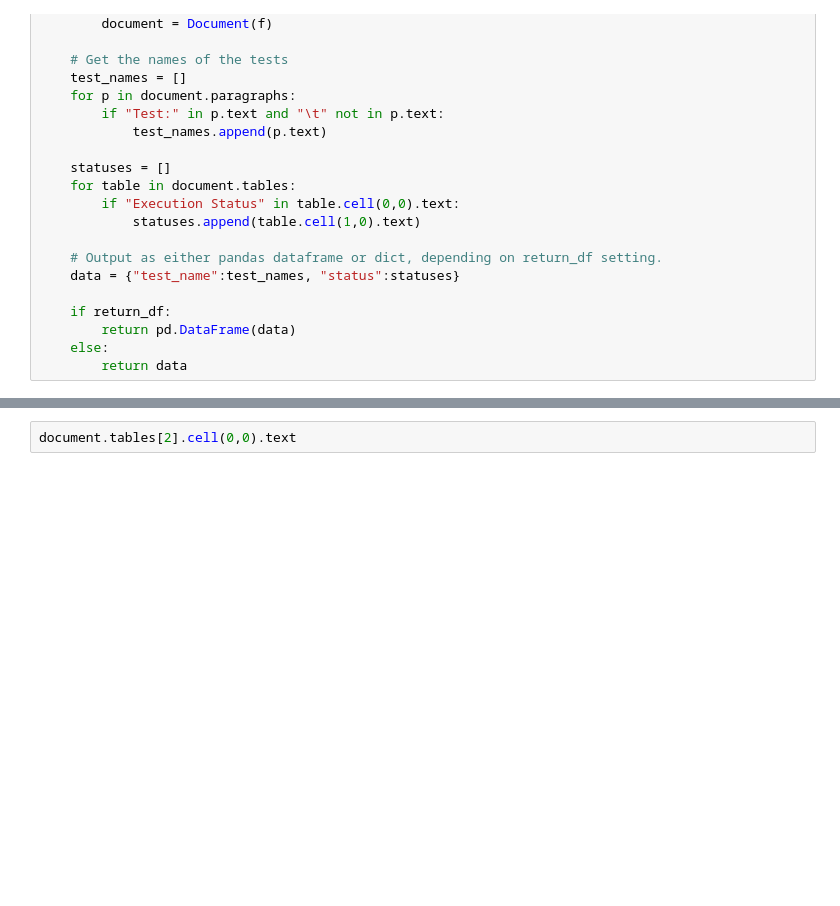
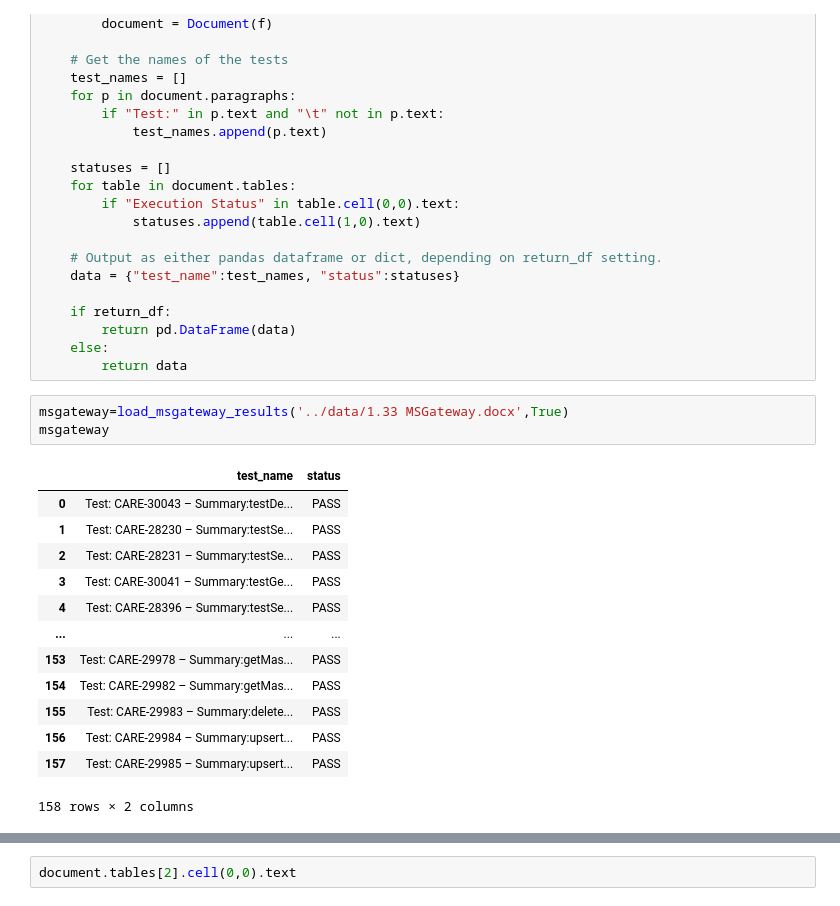
Before and after one commit to jacoblee628/systemsproject, a Jupyter notebook: src/temp_dev_experiments.ipynb, the cells around one changed output, grey strips where cells are left out. Cells and saved outputs as stored; diff of their text form; blank space fills up the shorter version.

```diff
--- a/src/temp_dev_experiments.ipynb
+++ b/src/temp_dev_experiments.ipynb
@@ -386,6 +404,23 @@ def load_msgateway_results(file_path, return_df=True):
         return pd.DataFrame(data)
     else:
         return data
+# %%
+msgateway=load_msgateway_results('../data/1.33 MSGateway.docx',True)
+msgateway
+# %% [output]
+|  | test_name | status |
+| 0 | Test: CARE-30043 – Summary:testDe... | PASS |
+| 1 | Test: CARE-28230 – Summary:testSe... | PASS |
+| 2 | Test: CARE-28231 – Summary:testSe... | PASS |
+| 3 | Test: CARE-30041 – Summary:testGe... | PASS |
+| 4 | Test: CARE-28396 – Summary:testSe... | PASS |
+| ... | ... | ... |
+| 153 | Test: CARE-29978 – Summary:getMas... | PASS |
+| 154 | Test: CARE-29982 – Summary:getMas... | PASS |
+| 155 | Test: CARE-29983 – Summary:delete... | PASS |
+| 156 | Test: CARE-29984 – Summary:upsert... | PASS |
+| 157 | Test: CARE-29985 – Summary:upsert... | PASS |
+158 rows × 2 columns
 # %%
 load_msgateway_results("../data/CARE-45278.docx")
 # %% [output]
```
Also changed, not shown: parts of 17 cells of this notebook, 46 other files.
